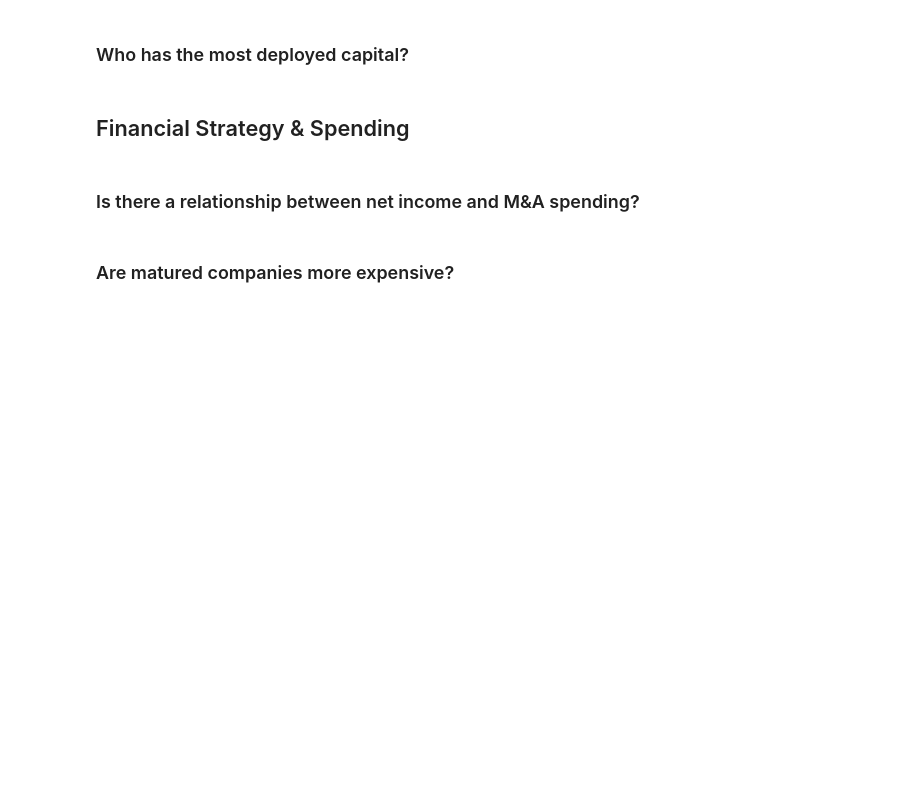
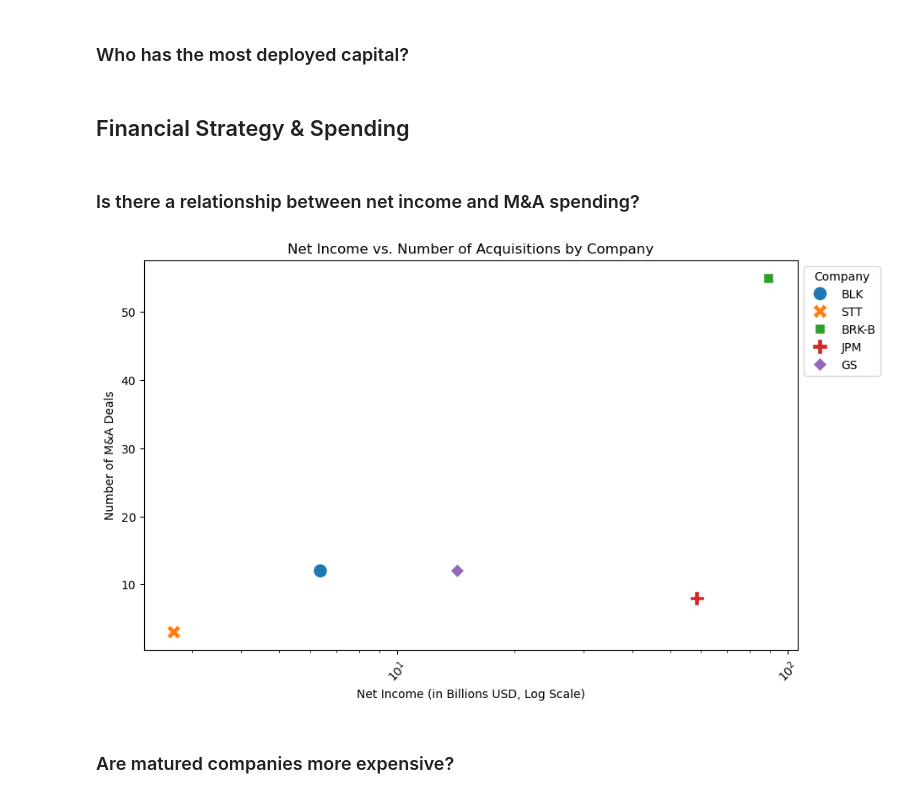
Before and after one commit to ricgolding/M_A_Analysis, a Jupyter notebook: notebooks/EDA.ipynb, the cells around one changed output. Drawn from its saved outputs; the diff is of its cells as text; code cells hidden in the pictures; blank space fills up the shorter version.

```diff
--- a/notebooks/EDA.ipynb
+++ b/notebooks/EDA.ipynb
@@ -172,34 +244,36 @@ plt.show()
 # %%
 ma_counts = df_ma.groupby("symbol").size().reset_index(name="num_acquisitions")
 
 #drop duplicates to show only one mark in the graph
 df_income_latest = df_income.sort_values(by="statement_date", ascending=False).drop_duplicates(subset=["symbol"])
 
 df_merged = pd.merge(df_income_latest, ma_counts, left_on="symbol", right_on="symbol", how="left")
 df_merged.fillna(0, inplace=True)
 
 df_merged["netIncome_billion"] = df_merged["netIncome"] / 1e9
 
 plt.figure(figsize=(10, 6))
 sns.scatterplot(
     data=df_merged,
     x="netIncome_billion",
     y="num_acquisitions",
     hue="symbol",
     style="symbol",
     palette="tab10",
     s=150
 )
 
 plt.xscale("log")
 
 plt.title("Net Income vs. Number of Acquisitions by Company")
-plt.xlabel("Net INcome (in Billions USD, Log Scale)")
+plt.xlabel("Net Income (in Billions USD, Log Scale)")
 plt.ylabel("Number of M&A Deals")
 plt.xticks(rotation=45)
 plt.legend(title="Company", bbox_to_anchor=(1, 1))
 
 plt.show()
+# %% [output]
+[figure, added]
 # %% [markdown]
 ### Are matured companies more expensive?
 # %%
```
Also changed, not shown: parts of 7 cells of this notebook, 4 other files.
